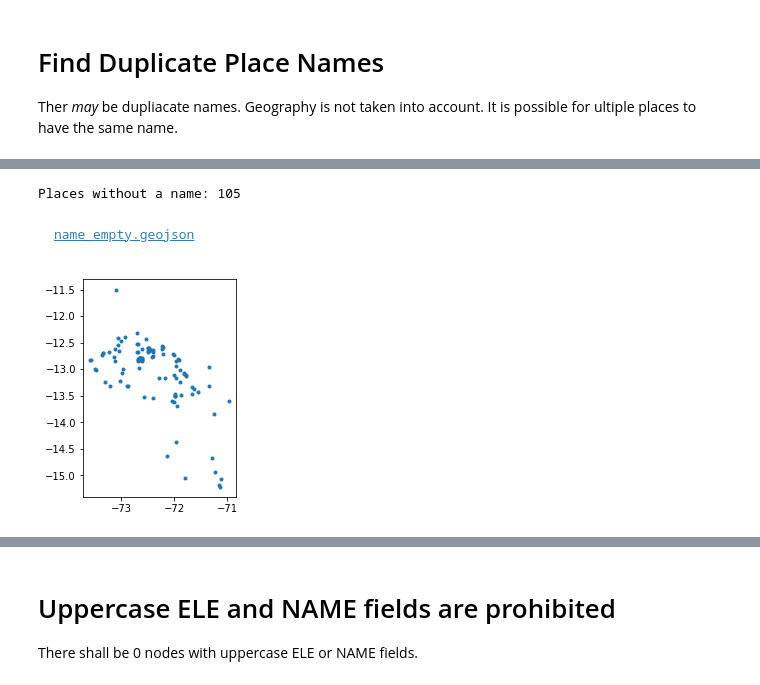
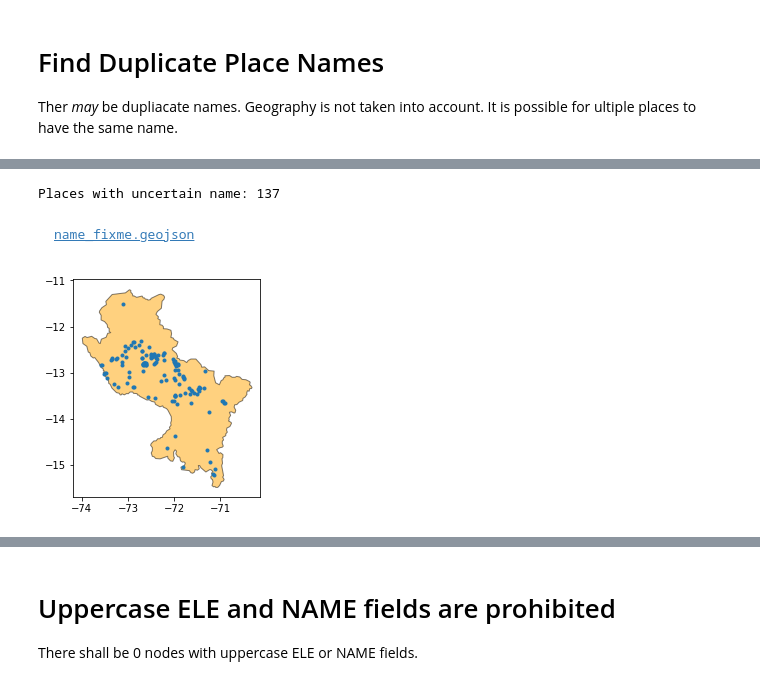
Before and after one commit to jarmokivekas/hotosm-activation-gis-data, a Jupyter notebook: 2019-12-covid-19/8301/TM-8301-report.ipynb, the cells around one changed output, grey strips where cells are left out. Cells and saved outputs as stored; diff of their text form; code cells hidden in the pictures.

```diff
--- a/2019-12-covid-19/8301/TM-8301-report.ipynb
+++ b/2019-12-covid-19/8301/TM-8301-report.ipynb
@@ -24,15 +24,19 @@ from tempfile import TemporaryFile
 from pathlib import Path
 from glob import glob
 
-print("Report last update:", datetime.utcnow(), 'UTC')
-
 gpd.pd.set_option('display.max_rows', 500)
 
+def init_figure():
 
+    fig = plt.figure()
+    ax = fig.add_subplot(1, 1, 1)
+    gpd.read_file('clipping_boundary.geojson').plot(ax=ax, color='orange', alpha=0.5, edgecolor='black')
+    return fig,ax
 def dump_points(gdf, filename):
     """helper function for writing geojson and plots"""
     display(HTML(f'<pre><a href="{filename}">{filename}</pre></a>'))
-    gdf.plot(marker='.')
+    fig,ax = init_figure()
+    gdf.plot(ax= ax,marker='.')
     plt.show()
     with open(filename, 'w') as file:
         file.write(gdf.to_json())
@@ -224,8 +214,8 @@ duplicate_names.geojson
 # %%
-name_empty = points[points.name.isnull()]
-print("Places without a name:", len(name_empty))
-dump_points(name_empty, 'name_empty.geojson')
+name_empty = points[(points.name.isnull()) | (points.FIXME_1 == 'name')]
+print("Places with uncertain name:", len(name_empty))
+dump_points(name_empty, 'name_fixme.geojson')
 # %% [output]
-Places without a name: 105
+Places with uncertain name: 137
-name_empty.geojson
+name_fixme.geojson
-[figure, old version]
+[figure, new version]
```
Also changed, not shown: parts of 13 cells of this notebook, 6 other files.
